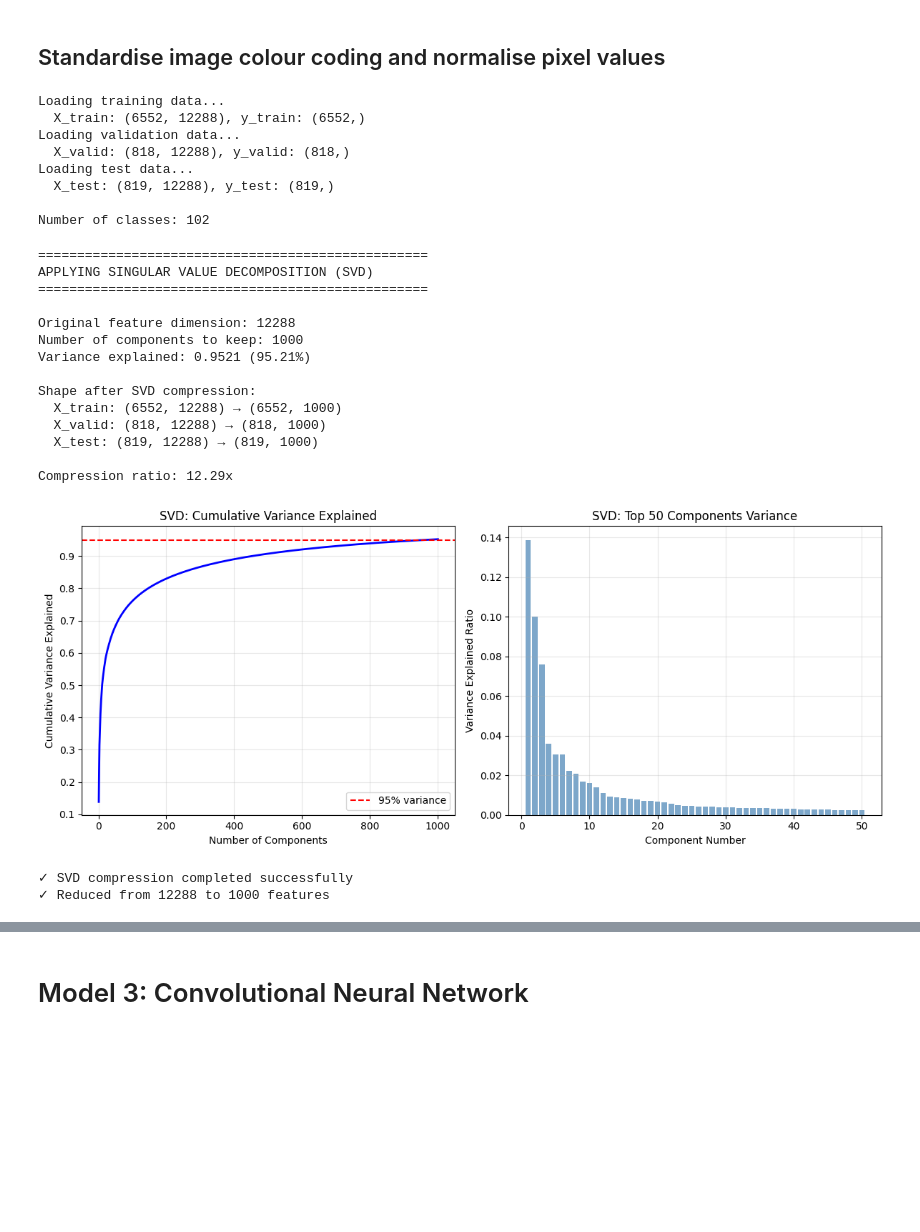
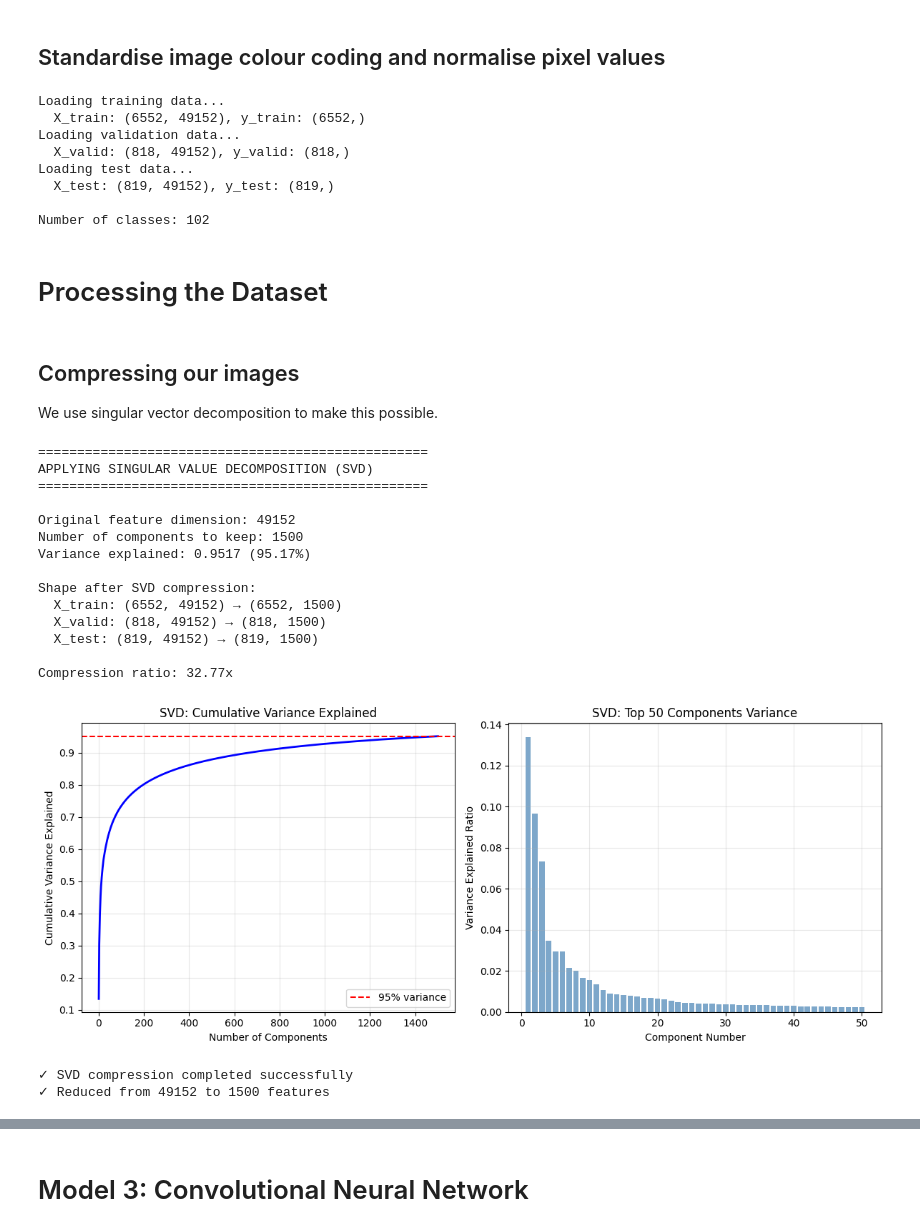
Before and after one commit to Tharshen2124/Machine-Learning-Assignment, a Jupyter notebook: main.ipynb, the cells around one changed output, grey strips where cells are left out. Saved outputs shown, nothing was run; the diff lists cells and outputs as text; code cells hidden in the pictures; blank space fills up the shorter version.

```diff
--- a/main.ipynb
+++ b/main.ipynb
@@ -385,7 +383,7 @@ Total Images Scanned: 819
 # %% [markdown]
 ## Standardise image colour coding and normalise pixel values
 # %%
-IMG_SIZE = (64, 64)
+IMG_SIZE = (128, 128)
 
 def load_dataset(folder_path):
     """Load images from a folder with class subfolders."""
@@ -444,13 +442,18 @@ print(f"  X_test: {X_test.shape}, y_test: {y_test.shape}")
 print(f"\nNumber of classes: {len(class_names)}")
 # %% [output]
 Loading training data...
-  X_train: (6552, 12288), y_train: (6552,)
+  X_train: (6552, 49152), y_train: (6552,)
 Loading validation data...
-  X_valid: (818, 12288), y_valid: (818,)
+  X_valid: (818, 49152), y_valid: (818,)
 Loading test data...
-  X_test: (819, 12288), y_test: (819,)
+  X_test: (819, 49152), y_test: (819,)
 
 Number of classes: 102
+# %% [markdown]
+# Processing the Dataset
+# %% [markdown]
+## Compressing our images
+We use singular vector decomposition to make this possible.
 # %%
 from sklearn.decomposition import TruncatedSVD
 
@@ -465,7 +468,7 @@ print(f"\nOriginal feature dimension: {original_features}")
 
 # Determine number of components to keep (e.g., 95% of variance)
 # We'll use a reasonable number based on the feature space
-n_components = min(1000, original_features - 1)  # Keep 1000 components or max available
+n_components = min(1500, original_features - 1)  # Keep 1000 components or max available
 
 print(f"Number of components to keep: {n_components}")
 
@@ -499,43 +502,43 @@ plt.subplot(1, 2, 1)
 plt.plot(range(1, len(cumsum_var) + 1), cumsum_var, 'b-', linewidth=2)
 plt.axhline(y=0.95, color='r', linestyle='--', label='95% variance')
 plt.xlabel('Number of Components')
 plt.ylabel('Cumulative Variance Explained')
 plt.title('SVD: Cumulative Variance Explained')
 plt.legend()
 plt.grid(True, alpha=0.3)
 
 # Plot 2: Individual variance per component
 plt.subplot(1, 2, 2)
 plt.bar(range(1, min(51, len(svd.explained_variance_ratio_) + 1)),
         svd.explained_variance_ratio_[:50], color='steelblue', alpha=0.7)
 plt.xlabel('Component Number')
 plt.ylabel('Variance Explained Ratio')
 plt.title('SVD: Top 50 Components Variance')
 plt.grid(True, alpha=0.3)
 
 plt.tight_layout()
 plt.show()
 
 print("\n✓ SVD compression completed successfully")
 print("✓ Reduced from", original_features, "to", n_components, "features")
 # %% [output]
 ==================================================
 APPLYING SINGULAR VALUE DECOMPOSITION (SVD)
 ==================================================
 
-Original feature dimension: 12288
-Number of components to keep: 1000
-Variance explained: 0.9521 (95.21%)
+Original feature dimension: 49152
+Number of components to keep: 1500
+Variance explained: 0.9517 (95.17%)
 
 Shape after SVD compression:
-  X_train: (6552, 12288) → (6552, 1000)
-  X_valid: (818, 12288) → (818, 1000)
-  X_test: (819, 12288) → (819, 1000)
+  X_train: (6552, 49152) → (6552, 1500)
+  X_valid: (818, 49152) → (818, 1500)
+  X_test: (819, 49152) → (819, 1500)
 
-Compression ratio: 12.29x
+Compression ratio: 32.77x
-[figure, old version]
+[figure, new version]
 ✓ SVD compression completed successfully
-✓ Reduced from 12288 to 1000 features
+✓ Reduced from 49152 to 1500 features
 # %%
 # Verification checks after SVD compression
 print("=" * 50)
```
Also changed, not shown: parts of 13 cells of this notebook.
